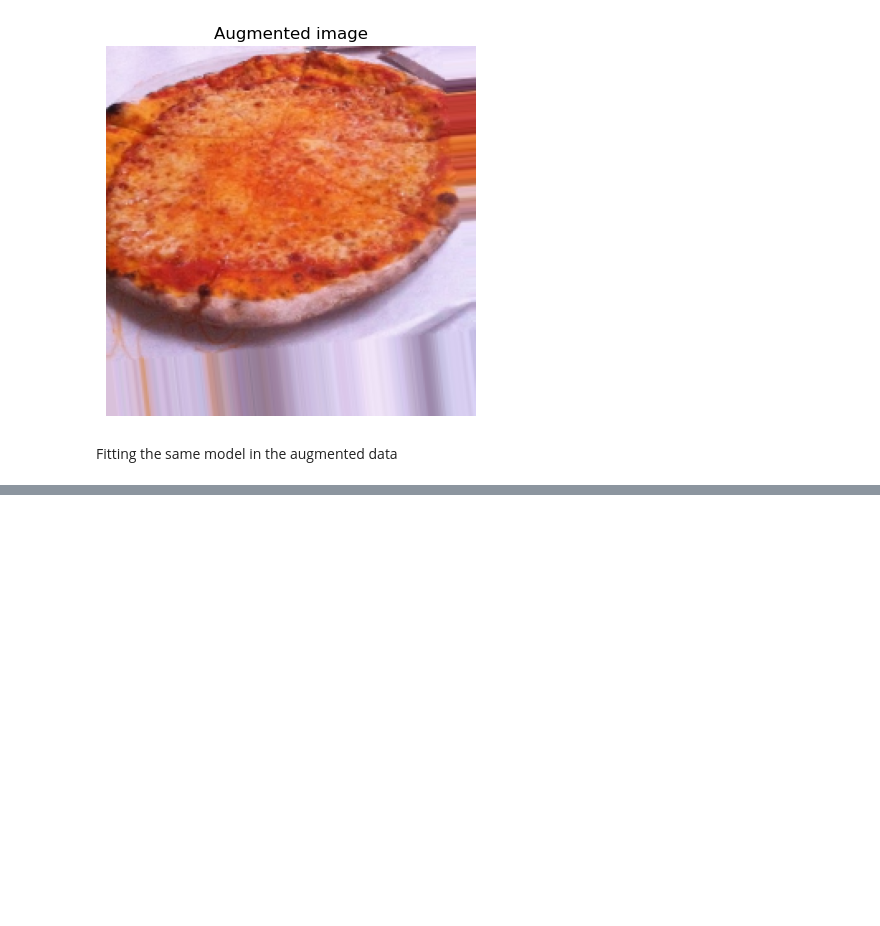
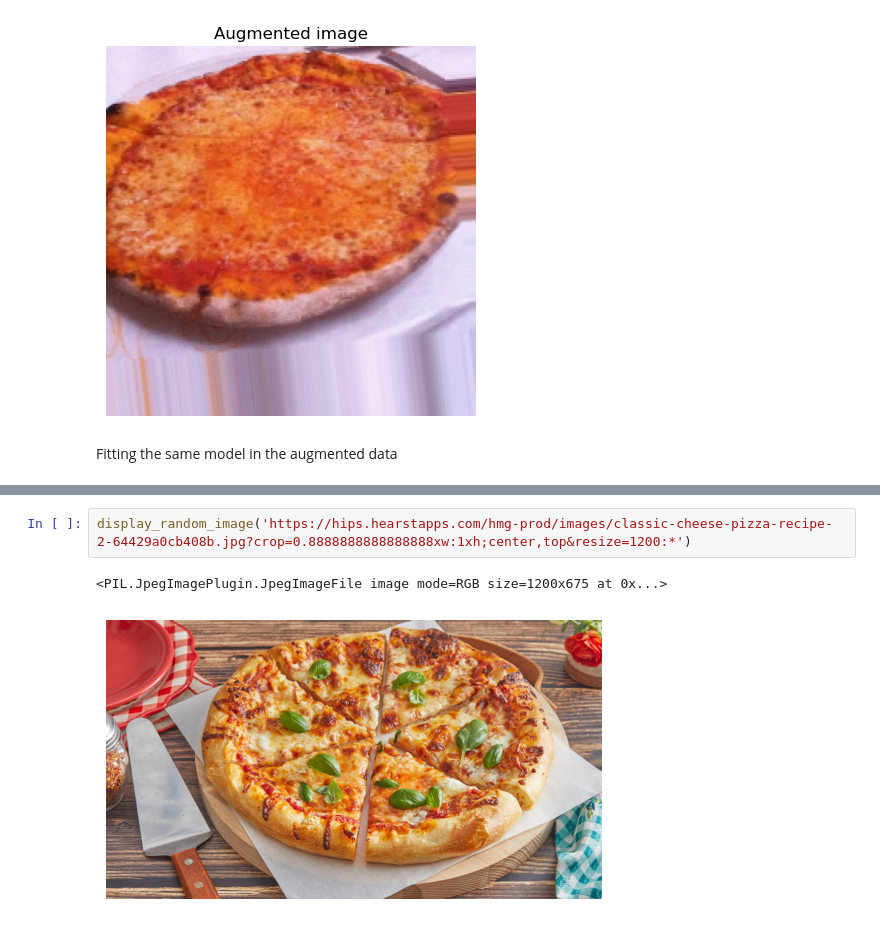
Before and after one commit to dibkb/tensorflow-udemy, a Jupyter notebook: CNN/1.ipynb, the cells around one changed output, grey strips where cells are left out. Saved outputs shown, nothing was run; the diff lists cells and outputs as text; blank space fills up the shorter version.

```diff
--- a/CNN/1.ipynb
+++ b/CNN/1.ipynb
@@ -591,0 +697,5 @@ model_eight.plot_loss_curves()
+# %%
+display_random_image('https://hips.hearstapps.com/hmg-prod/images/classic-cheese-pizza-recipe-2-64429a0cb408b.jpg?crop=0.8888888888888888xw:1xh;center,top&resize=1200:*')
+# %% [output]
+<PIL.JpegImagePlugin.JpegImageFile image mode=RGB size=1200x675 at 0x...>
+[figure, added]
```
Also changed, not shown: parts of 22 cells of this notebook.
